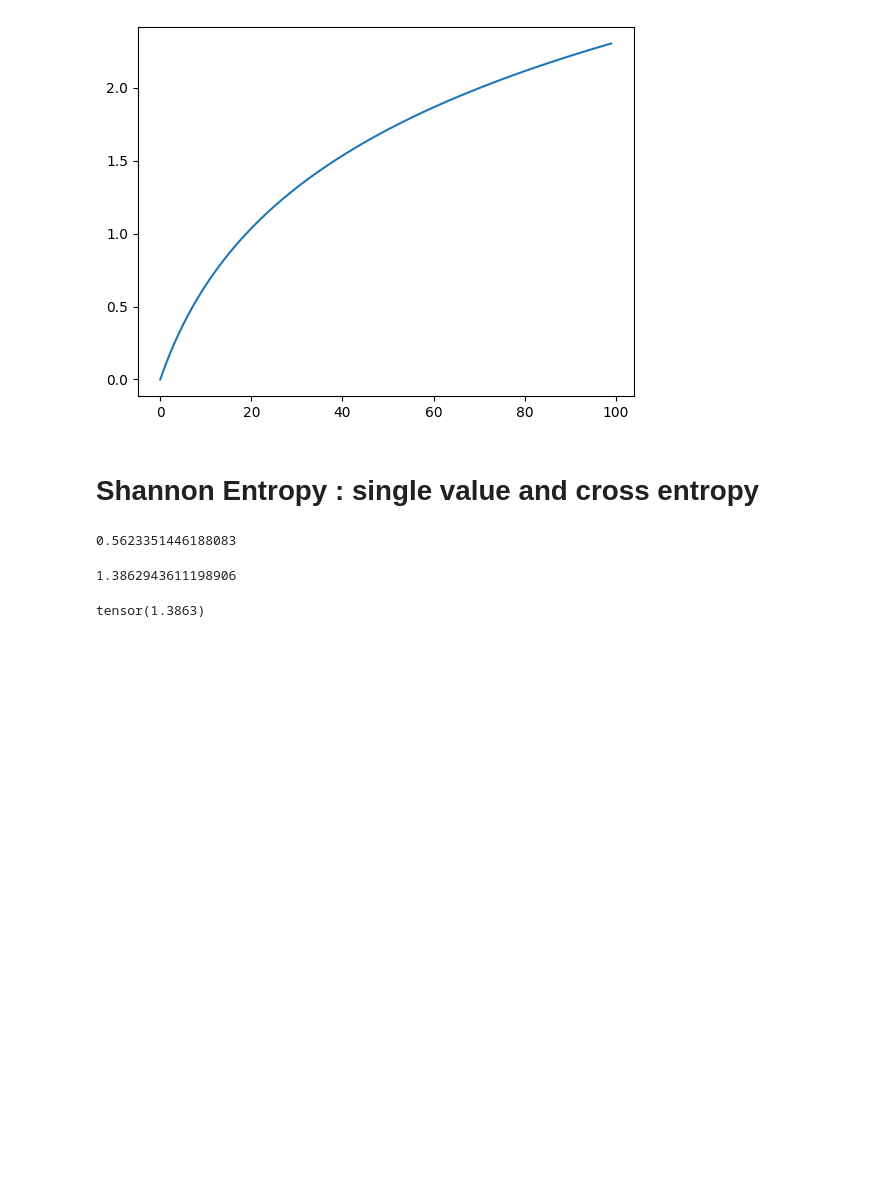
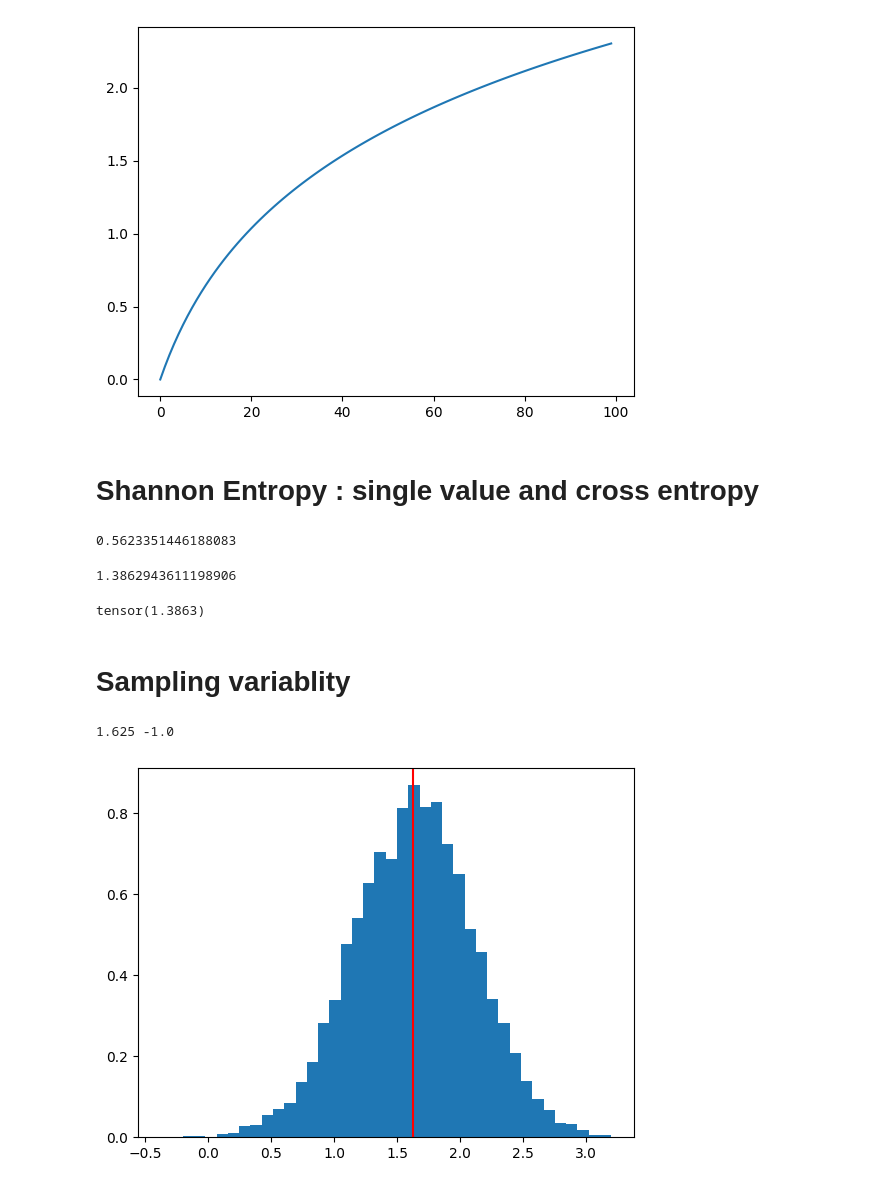
Before and after one commit to mokshManchandani/data-science, a Jupyter notebook: MATH.ipynb, the cells around one changed output. Drawn from its saved outputs; the diff is of its cells as text; code cells hidden in the pictures; blank space fills up the shorter version.

Commit message:
added sampling variablity experiment.

```diff
--- a/MATH.ipynb
+++ b/MATH.ipynb
@@ -158,3 +157,32 @@ Q_tensor = torch.Tensor(Q)
 F.binary_cross_entropy(Q_tensor, P_tensor)
 # %% [output]
 tensor(1.3863)
+# %% [markdown]
+# Sampling variablity
+# %%
+x = [1, 2, 4, 6, 5, 4, 0, -4, 5, -2, 6, 10, -9, 1, 3, -6]
+n = len(x)
+
+population_mean = np.mean(x)
+
+sample = np.random.choice(x, size=5, replace=True)
+sample_mean = np.mean(sample)
+
+print(population_mean, sample_mean)
+# %% [output]
+1.625 -1.0
+# %%
+# experiment demonstrating law of large numbers
+
+n_exps = 10_000
+
+sample_means = np.zeros(n_exps)
+
+for i in range(n_exps):
+  sample = np.random.choice(x, size=100, replace=True)
+  sample_means[i] = np.mean(sample)
+
+plt.hist(sample_means, bins=40, density=True)
+plt.axvline(population_mean, color='red');
+# %% [output]
+[figure, added]
```
Also changed, not shown: parts of 6 cells of this notebook.
